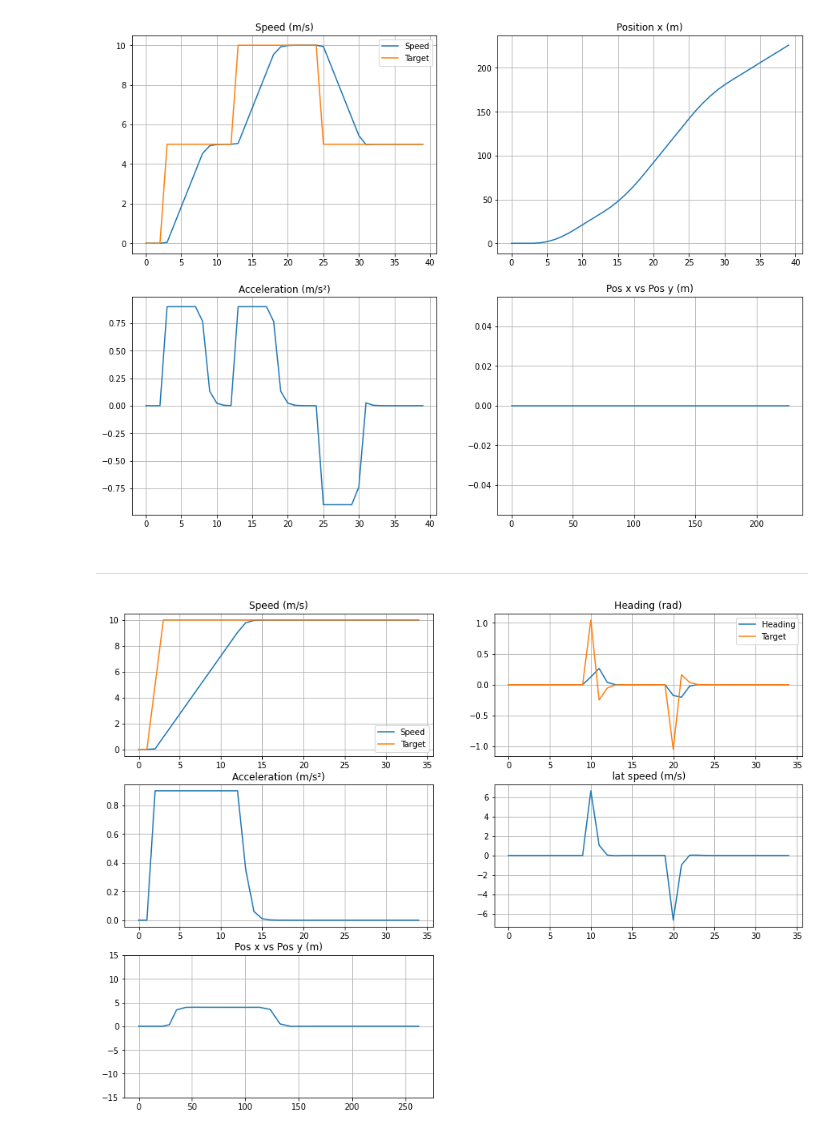
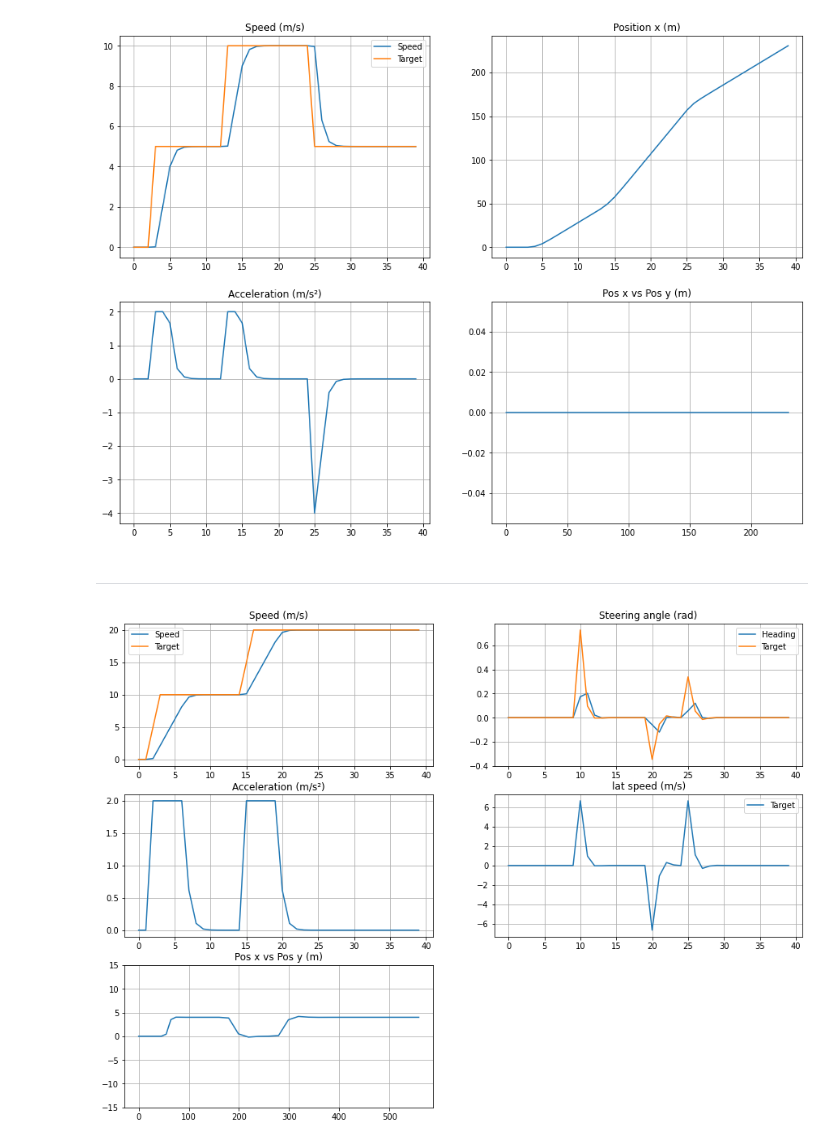
Before and after one commit to gsg213/highway-env, a Jupyter notebook: speed_control_test.ipynb, the cells around one changed output. Cells and saved outputs as stored; diff of their text form; code cells hidden in the pictures.

Commit message:
changes plot heading

```diff
--- a/speed_control_test.ipynb
+++ b/speed_control_test.ipynb
@@ -9,7 +9,7 @@ from highway_env.vehicle.kinematics import Vehicle
 road = Road(RoadNetwork.straight_road_network(1))
 v = ControlledVehicle(road=road, position=road.network.get_lane(("0", "1", 0)).position(0, 0), speed=0, heading=0)
 
-FPS = 15 #frames per second
+FPS = 100 #frames per second
 time_sec = 40 #total time simulation
 t = time_sec * FPS
 ran_t = range(time_sec)
@@ -33,9 +33,6 @@ for i in range(t):
     if i == 25 * FPS: #or i == 25:
         v.act('SLOWER')
 
-    if i == 5 * FPS:
-        v.act({ 'steering': 0.5})
-
     v.act(dt = 1/FPS)
     v.step(dt=1/FPS)
 
@@ -76,7 +73,7 @@ plt.plot(posx,posy)
 plt.grid()
 plt.show()
 # %% [output]
-[figure, old version]
+[figure, new version]
 # %% [markdown]
 ---
 # %%
@@ -85,7 +82,7 @@ v = ControlledVehicle(road=road, position=road.network.get_lane(("0", "1", 0)).p
 
 
 FPS = 15 #frames per second
-time_sec = 35 #total time simulation
+time_sec = 40 #total time simulation
 t = time_sec * FPS
 ran_t = range(time_sec)
 count = 0
@@ -97,17 +94,17 @@ acc = np.zeros(time_sec)
 target_vel = np.zeros(time_sec)
 vel = np.zeros(time_sec)
 heading = np.zeros(time_sec)
-target_heading = np.zeros(time_sec)
+steering_angle = np.zeros(time_sec)
 lat_vel = np.zeros(time_sec)
 
 
 
 for i in range(t):
 
-    if i  == 2 * FPS or i == 3 * FPS:
+    if i  == 2 * FPS or i == 3 * FPS or i == 15 * FPS or i == 16 * FPS:
         v.act('FASTER')
 
-    if i == 10 * FPS:
+    if i == 10 * FPS or  i == 25 * FPS:
         v.act('LANE_RIGHT')
 
     if i == 20 * FPS: #or i == 24 * FPS:
@@ -124,7 +121,7 @@ for i in range(t):
         posx[count] = v.position[0]
         posy[count] = v.position[1]
         lat_vel[count] = v.lat_speed
-        target_heading[count] = v.steering_angle
+        steering_angle[count] = v.steering_angle
         heading[count] = v.heading
         count = count +1
 # %%
@@ -134,33 +131,37 @@ fig = plt.figure(figsize=(15, 11))
 plt.subplot(3, 2, 1)
 plt.title('Speed (m/s)')
 plt.plot(ran_t,vel,label = "Speed")
 plt.plot(ran_t, target_vel, label = "Target")
 plt.legend()
 plt.grid()
 
 plt.subplot(3, 2, 2)
-plt.title('Heading (rad)')
+plt.title('Steering angle (rad)')
 plt.plot(ran_t,heading, label = "Heading")
-plt.plot(ran_t,target_heading, label = "Target")
+plt.plot(ran_t,steering_angle, label = "Target")
 plt.legend()
 plt.grid()
 
 plt.subplot(3, 2, 3)
 plt.title('Acceleration (m/s²)')
 plt.plot(ran_t,acc)
 plt.grid()
 
 plt.subplot(3, 2, 4)
 plt.title('lat speed (m/s)')
 plt.plot(ran_t,lat_vel, label = "Target")
+plt.legend()
 plt.grid()
 
 plt.subplot(3, 2, 5)
 plt.title('Pos x vs Pos y (m)')
 plt.ylim(-15, 15)
 plt.plot(posx,posy)
 plt.grid()
 
 plt.show()
+#print steering rate
+#in order to maintain a lateral speed, if the car is moving slowly it needs
+#more steering angle to maintain that lat speed
 # %% [output]
-[figure, old version]
+[figure, new version]
```
